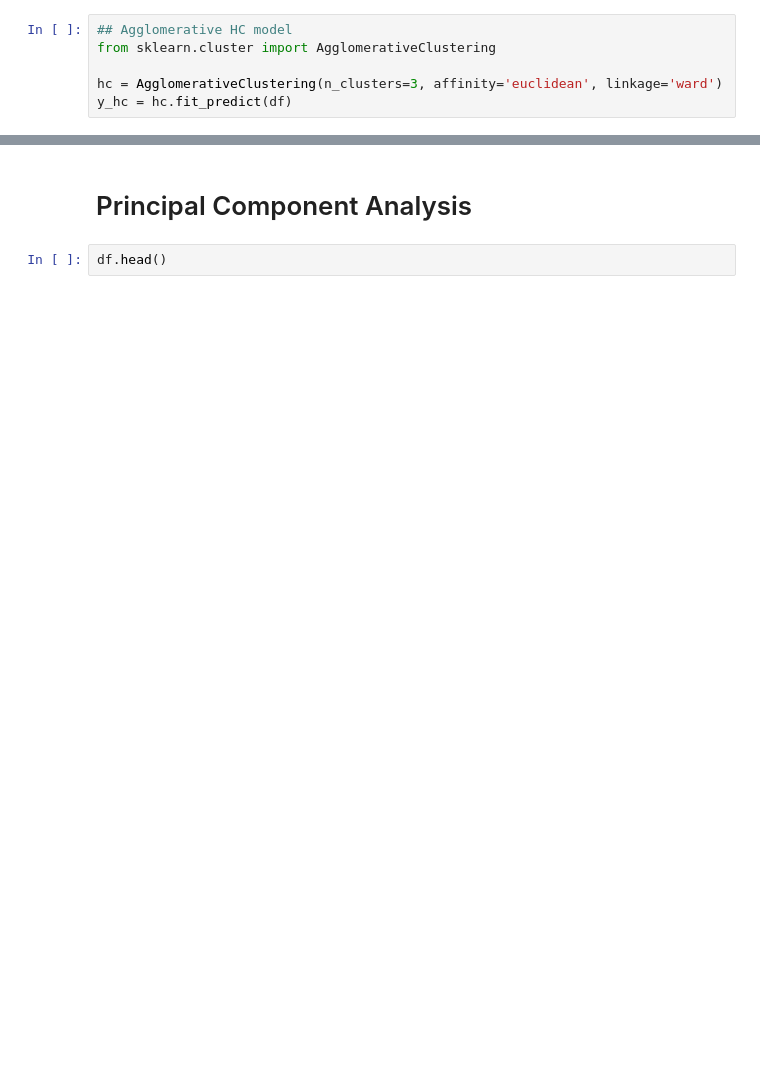
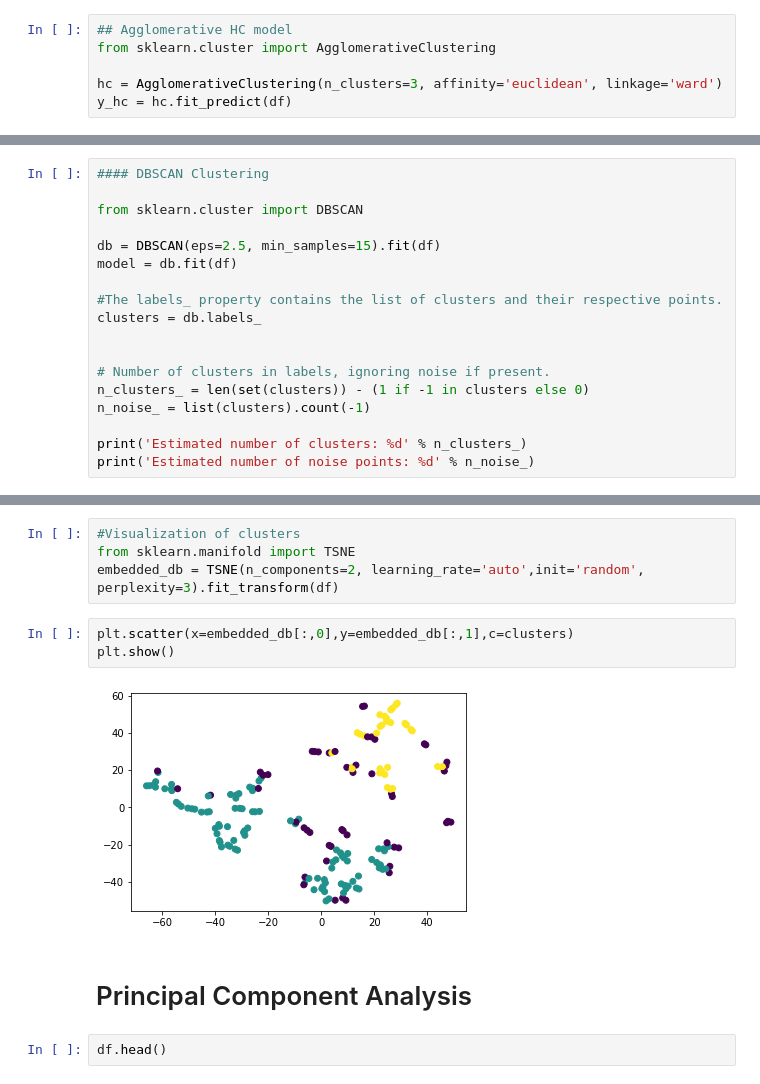
Before and after one commit to shoumis/DSA_Assigment, a Jupyter notebook: Shoumi_S_Assignment_7_Unsupervised_Learning.ipynb, the cells around one changed output, grey strips where cells are left out. Saved outputs shown, nothing was run; the diff lists cells and outputs as text; blank space fills up the shorter version.

```diff
--- a/Shoumi_S_Assignment_7_Unsupervised_Learning.ipynb
+++ b/Shoumi_S_Assignment_7_Unsupervised_Learning.ipynb
@@ -227,0 +238,18 @@ sil_avg
+# %%
+#### DBSCAN Clustering
+
+from sklearn.cluster import DBSCAN
+
+db = DBSCAN(eps=2.5, min_samples=15).fit(df)
+model = db.fit(df)
+
+#The labels_ property contains the list of clusters and their respective points.
+clusters = db.labels_
+
+
+# Number of clusters in labels, ignoring noise if present.
+n_clusters_ = len(set(clusters)) - (1 if -1 in clusters else 0)
+n_noise_ = list(clusters).count(-1)
+
+print('Estimated number of clusters: %d' % n_clusters_)
+print('Estimated number of noise points: %d' % n_noise_)
@@ -228,3 +266,12 @@ sil_avg
+# %%
+#Visualization of clusters
+from sklearn.manifold import TSNE
+embedded_db = TSNE(n_components=2, learning_rate='auto',init='random', perplexity=3).fit_transform(df)
+# %%
+plt.scatter(x=embedded_db[:,0],y=embedded_db[:,1],c=clusters)
+plt.show()
+# %% [output]
+[figure, added]
 # %% [markdown]
 # Principal Component Analysis
 # %%
```
Also changed, not shown: parts of 60 cells of this notebook.
